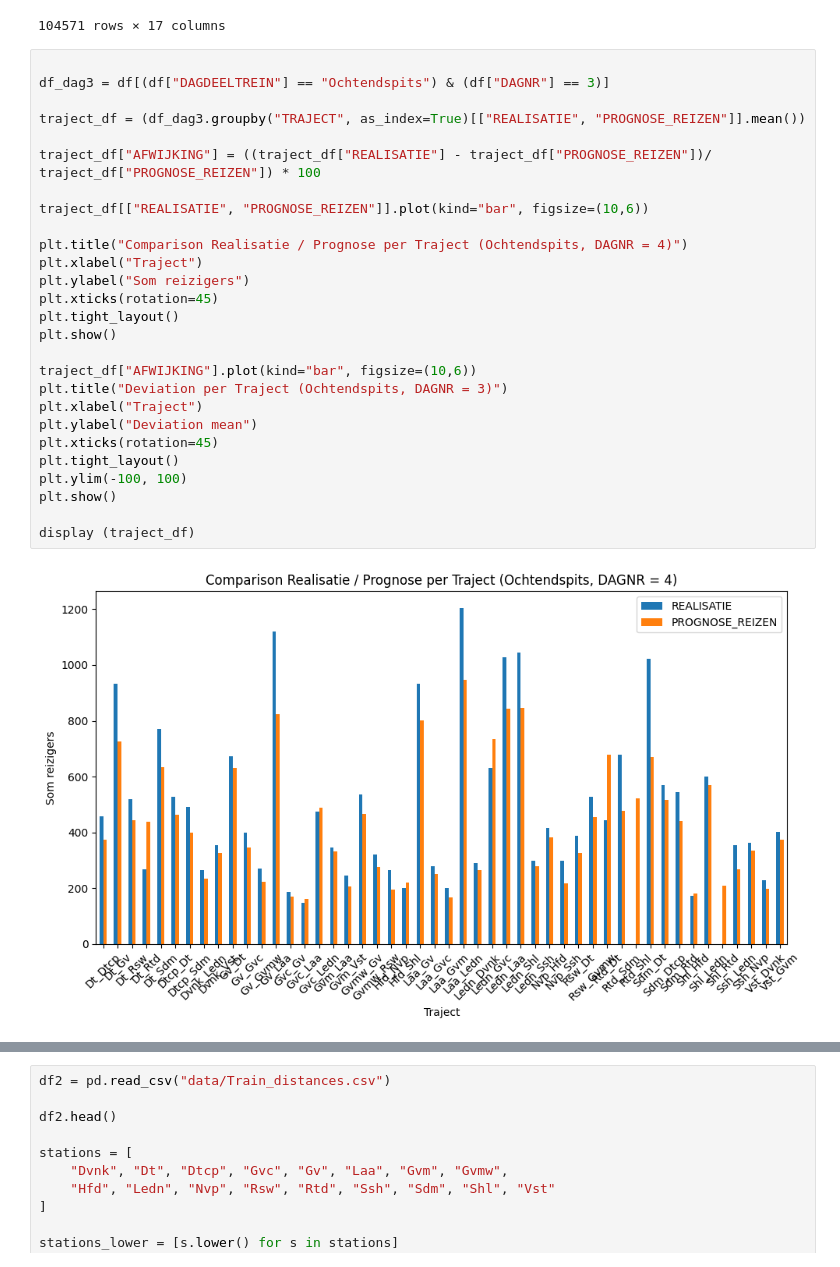
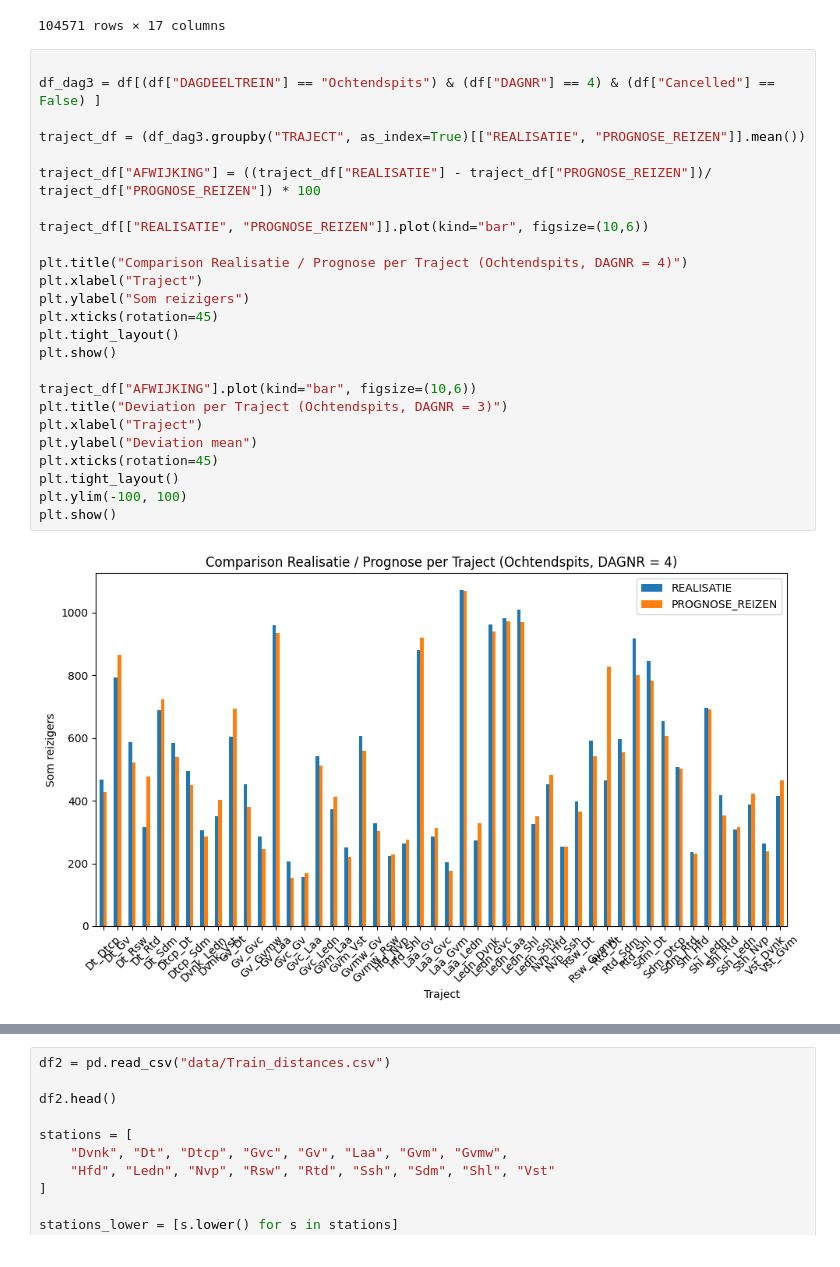
Before and after one commit to Merelkramer/Group2_NS, a Jupyter notebook: Data exploring.ipynb, the cells around one changed output, grey strips where cells are left out. Drawn from its saved outputs; the diff is of its cells as text.

```diff
--- a/Data exploring.ipynb
+++ b/Data exploring.ipynb
@@ -40,30 +40,28 @@ display (df)
 104571 rows × 17 columns
 # %%
 
-df_dag3 = df[(df["DAGDEELTREIN"] == "Ochtendspits") & (df["DAGNR"] == 3)]
+df_dag3 = df[(df["DAGDEELTREIN"] == "Ochtendspits") & (df["DAGNR"] == 4) & (df["Cancelled"] == False) ]
 
 traject_df = (df_dag3.groupby("TRAJECT", as_index=True)[["REALISATIE", "PROGNOSE_REIZEN"]].mean())
 
 traject_df["AFWIJKING"] = ((traject_df["REALISATIE"] - traject_df["PROGNOSE_REIZEN"])/ traject_df["PROGNOSE_REIZEN"]) * 100
 
 traject_df[["REALISATIE", "PROGNOSE_REIZEN"]].plot(kind="bar", figsize=(10,6))
 
 plt.title("Comparison Realisatie / Prognose per Traject (Ochtendspits, DAGNR = 4)")
 plt.xlabel("Traject")
 plt.ylabel("Som reizigers")
 plt.xticks(rotation=45)
 plt.tight_layout()
 plt.show()
 
 traject_df["AFWIJKING"].plot(kind="bar", figsize=(10,6))
 plt.title("Deviation per Traject (Ochtendspits, DAGNR = 3)")
 plt.xlabel("Traject")
 plt.ylabel("Deviation mean")
 plt.xticks(rotation=45)
 plt.tight_layout()
 plt.ylim(-100, 100)
 plt.show()
-
-display (traject_df)
 # %% [output]
-[figure, old version]
+[figure, new version]
```
Also changed, not shown: parts of 6 cells of this notebook.
